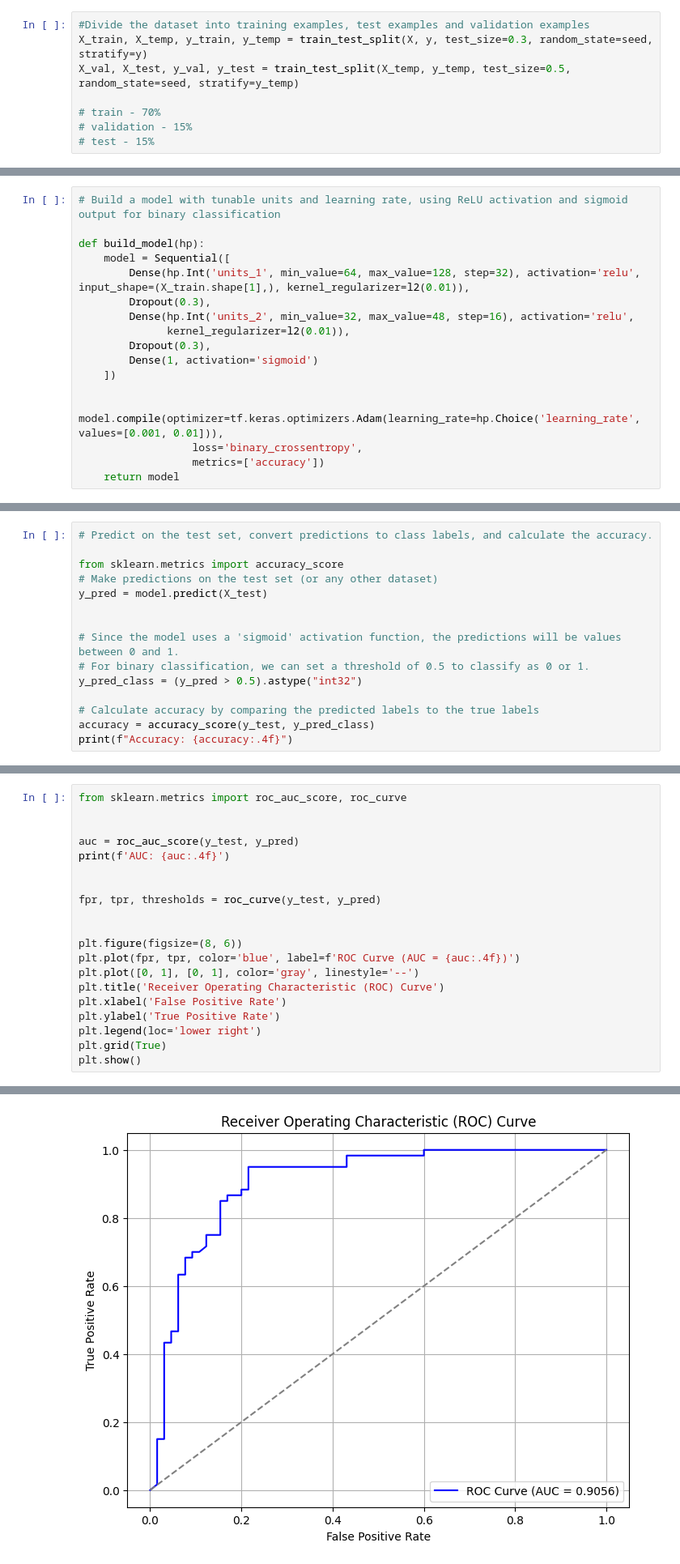
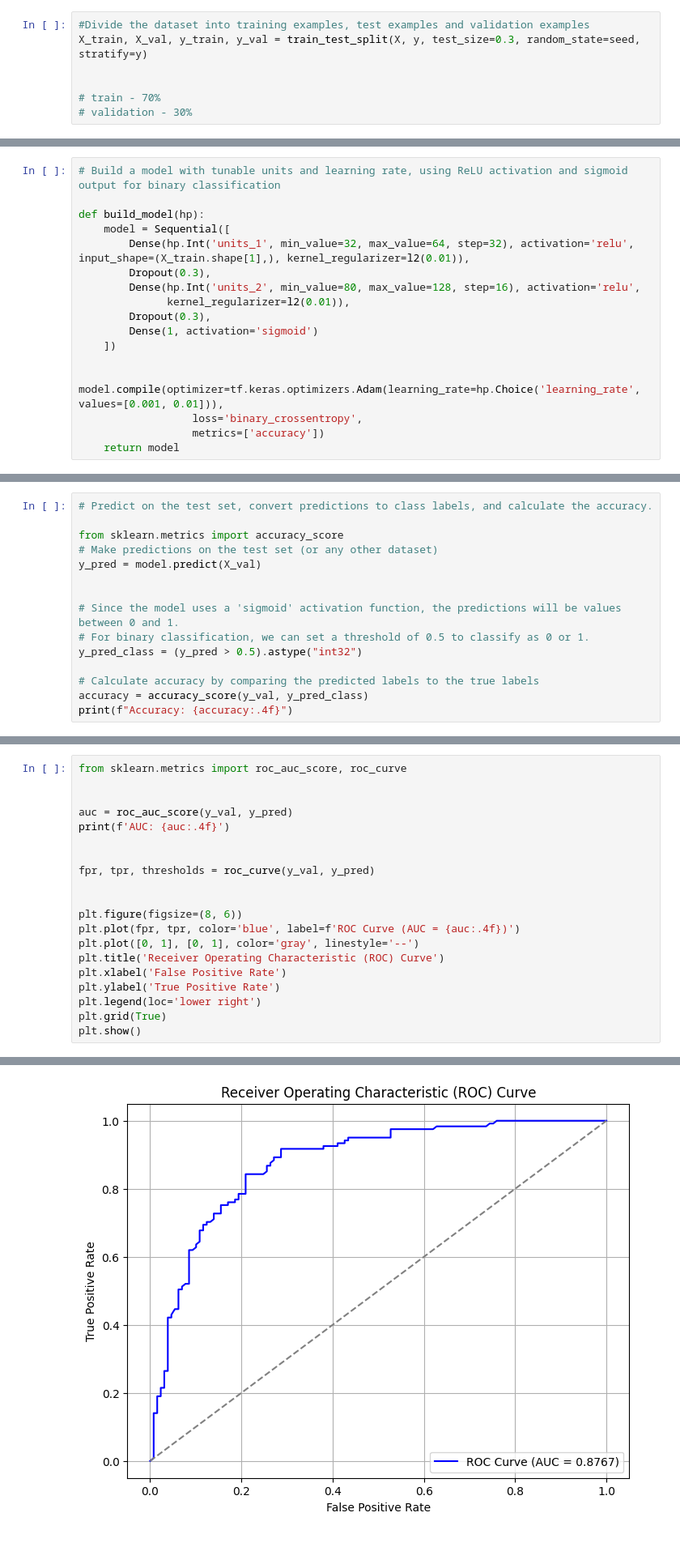
Before and after one commit to ceciliasant/AAproj1, a Jupyter notebook: proj1.ipynb, the cells around one changed output, grey strips where cells are left out. Shown at 81% size. Cells and saved outputs as stored; diff of their text form.

Commit message:
corrected the dataset splitting for the neural network

```diff
--- a/proj1.ipynb
+++ b/proj1.ipynb
@@ -318,12 +318,11 @@ random.seed(seed)
 tf.random.set_seed(seed)
 # %%
 #Divide the dataset into training examples, test examples and validation examples
-X_train, X_temp, y_train, y_temp = train_test_split(X, y, test_size=0.3, random_state=seed, stratify=y)
-X_val, X_test, y_val, y_test = train_test_split(X_temp, y_temp, test_size=0.5, random_state=seed, stratify=y_temp)
+X_train, X_val, y_train, y_val = train_test_split(X, y, test_size=0.3, random_state=seed, stratify=y)
+
 
 # train - 70%
-# validation - 15%
-# test - 15%
+# validation - 30%
 # %%
 #compute and applie class weights to handle class imbalance by assigning higher weights to underrepresented classes during model training
 class_weights = class_weight.compute_class_weight('balanced', classes=np.unique(y_train), y=y_train)
@@ -333,9 +332,9 @@ class_weights = dict(enumerate(class_weights))
 
 def build_model(hp):
     model = Sequential([
-        Dense(hp.Int('units_1', min_value=64, max_value=128, step=32), activation='relu', input_shape=(X_train.shape[1],), kernel_regularizer=l2(0.01)),
+        Dense(hp.Int('units_1', min_value=32, max_value=64, step=32), activation='relu', input_shape=(X_train.shape[1],), kernel_regularizer=l2(0.01)),
         Dropout(0.3),
-        Dense(hp.Int('units_2', min_value=32, max_value=48, step=16), activation='relu',
+        Dense(hp.Int('units_2', min_value=80, max_value=128, step=16), activation='relu',
               kernel_regularizer=l2(0.01)),
         Dropout(0.3),
         Dense(1, activation='sigmoid')
@@ -418,7 +417,7 @@ Accuracy: 0.8320
 
 from sklearn.metrics import accuracy_score
 # Make predictions on the test set (or any other dataset)
-y_pred = model.predict(X_test)
+y_pred = model.predict(X_val)
 
 
 # Since the model uses a 'sigmoid' activation function, the predictions will be values between 0 and 1.
@@ -426,6 +425,6 @@ y_pred = model.predict(X_test)
 y_pred_class = (y_pred > 0.5).astype("int32")
 
 # Calculate accuracy by comparing the predicted labels to the true labels
-accuracy = accuracy_score(y_test, y_pred_class)
+accuracy = accuracy_score(y_val, y_pred_class)
 print(f"Accuracy: {accuracy:.4f}")
 # %% [output]
@@ -435,11 +434,11 @@ Accuracy: 0.8320
 from sklearn.metrics import roc_auc_score, roc_curve
 
 
-auc = roc_auc_score(y_test, y_pred)
+auc = roc_auc_score(y_val, y_pred)
 print(f'AUC: {auc:.4f}')
 
 
-fpr, tpr, thresholds = roc_curve(y_test, y_pred)
+fpr, tpr, thresholds = roc_curve(y_val, y_pred)
 
 
 plt.figure(figsize=(8, 6))
@@ -456,4 +455,4 @@ AUC: 0.9056
-[figure, old version]
+[figure, new version]
 # %%
 
 train_loss = history.history['loss']
```
Also changed, not shown: parts of 7 cells of this notebook, 51 other files.
